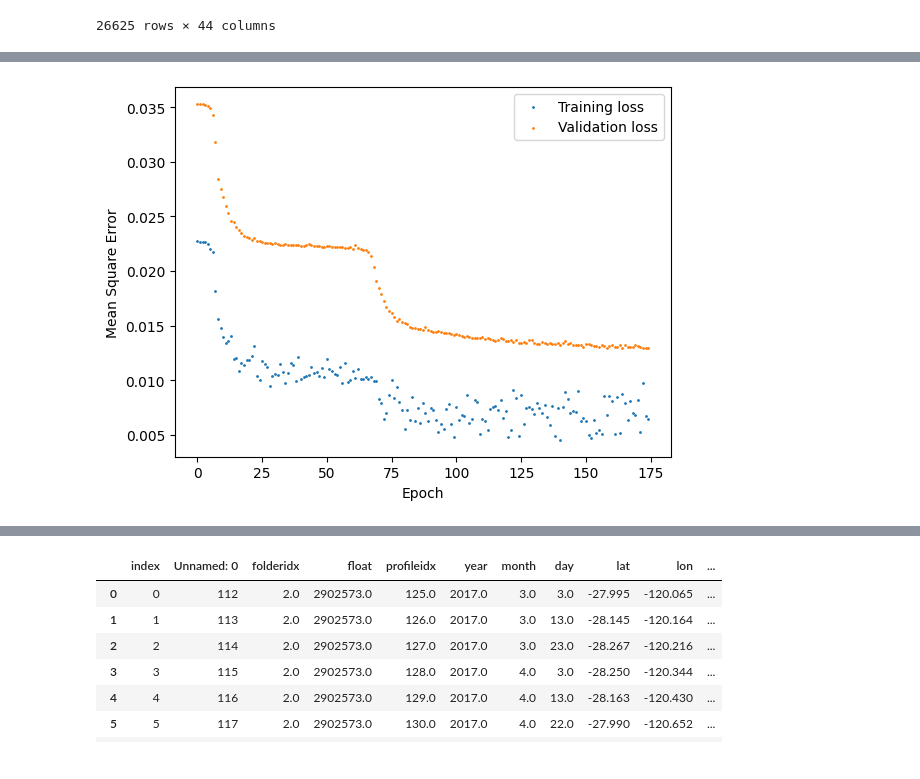
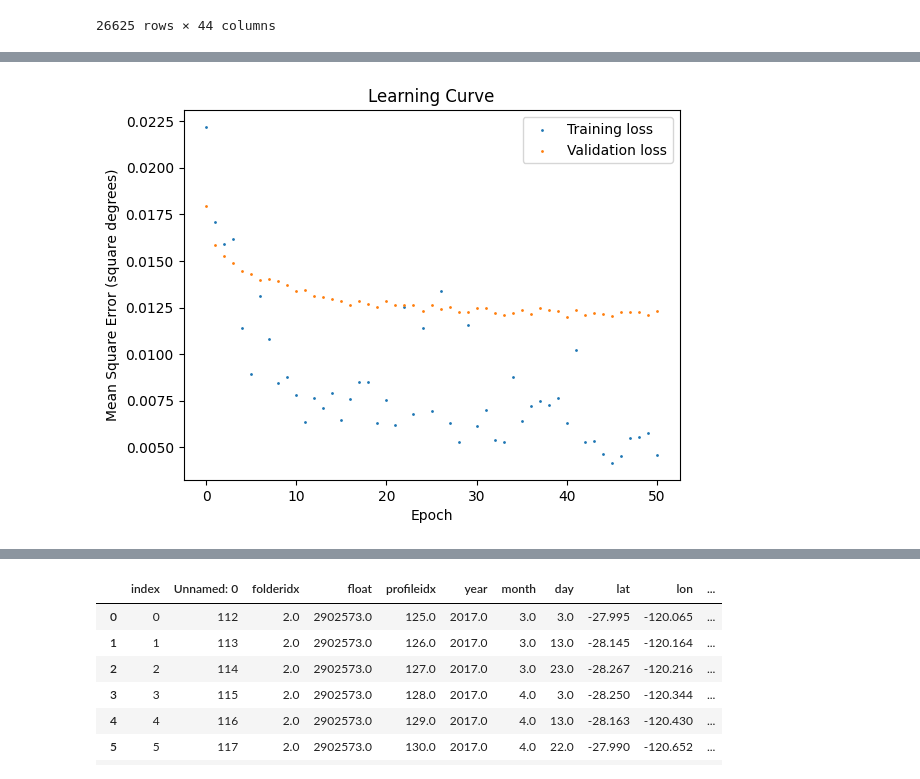
Before and after one commit to kalkulator413/argo_nn, a Jupyter notebook: train.ipynb, the cells around one changed output, grey strips where cells are left out. Saved outputs shown, nothing was run; the diff lists cells and outputs as text; code cells hidden in the pictures.

```diff
--- a/train.ipynb
+++ b/train.ipynb
@@ -172,7 +172,7 @@ model = nn.Sequential(
     nn.LeakyReLU(),
     nn.Linear(8, 2)
 ).to(device)
-optimizer = torch.optim.SGD(model.parameters(), lr=1e-2, momentum=0.9)
+optimizer = torch.optim.Adam(model.parameters())
 
 criterion = nn.MSELoss()
 
@@ -242,8 +242,9 @@ with torch.no_grad():
 
 plt.scatter(np.arange(len(training_losses)), training_losses, s=1)
 plt.scatter(np.arange(len(val_losses)), val_losses, s=1)
+plt.title('Learning Curve')
 plt.xlabel('Epoch');
-plt.ylabel('Mean Square Error')
+plt.ylabel('Mean Square Error (square degrees)')
 plt.legend(['Training loss', 'Validation loss'])
 plt.show()
 # %% [output]
@@ -251 +252 @@ test loss: 0.012701372
-[figure, old version]
+[figure, new version]
```
Also changed, not shown: parts of 8 cells of this notebook.
